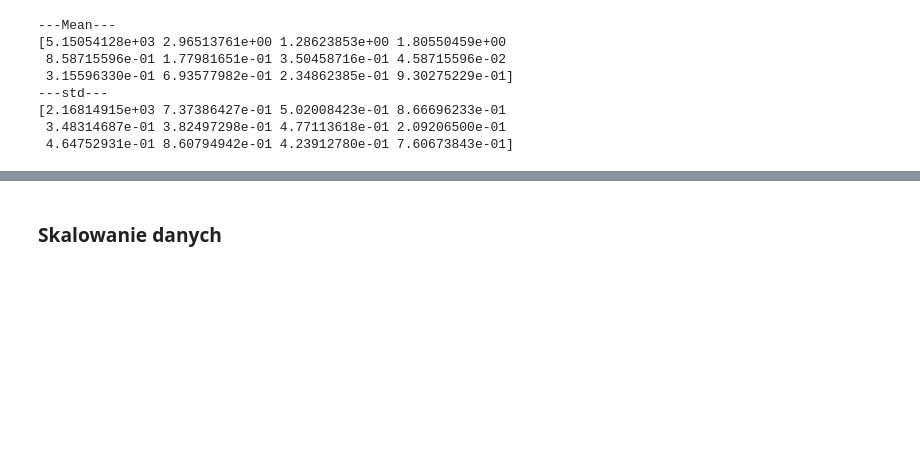
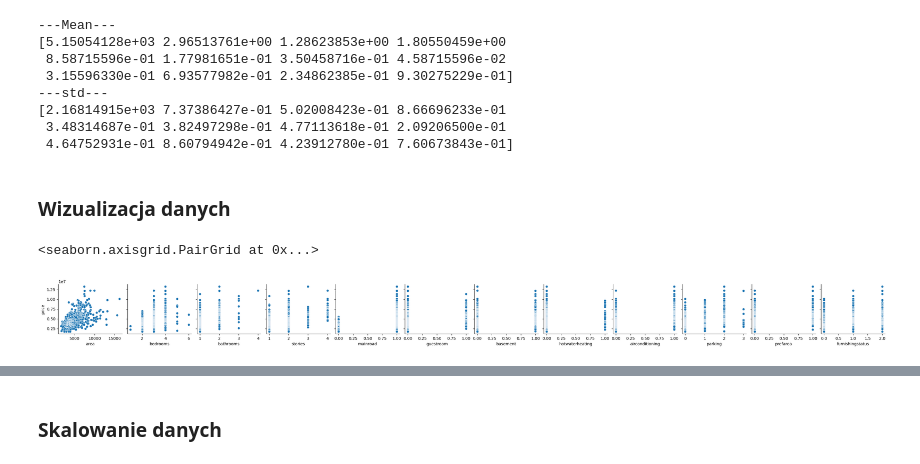
Before and after one commit to lukiiis/linear_regression_housing_data, a Jupyter notebook: python/linear_regression_housing.ipynb, the cells around one changed output, grey strips where cells are left out. Drawn from its saved outputs; the diff is of its cells as text; code cells hidden in the pictures; blank space fills up the shorter version.

```diff
--- a/python/linear_regression_housing.ipynb
+++ b/python/linear_regression_housing.ipynb
@@ -103,3 +103,13 @@ print(data_np.std(axis=0))
 [2.16814915e+03 7.37386427e-01 5.02008423e-01 8.66696233e-01
  3.48314687e-01 3.82497298e-01 4.77113618e-01 2.09206500e-01
  4.64752931e-01 8.60794942e-01 4.23912780e-01 7.60673843e-01]
+# %% [markdown]
+### Wizualizacja danych
+# %%
+import seaborn as sns
+import pandas as pd
+import matplotlib.pyplot as plt
+sns.pairplot(data=pd.concat([housing_data, housing_target], axis=1), x_vars=['area', 'bedrooms', 'bathrooms', 'stories', 'mainroad', 'guestroom', 'basement', 'hotwaterheating', 'airconditioning', 'parking', 'prefarea', 'furnishingstatus'], y_vars=['price'], diag_kind="kde")
+# %% [output]
+<seaborn.axisgrid.PairGrid at 0x...>
+[figure, added]
```
Also changed, not shown: parts of 9 cells of this notebook.
